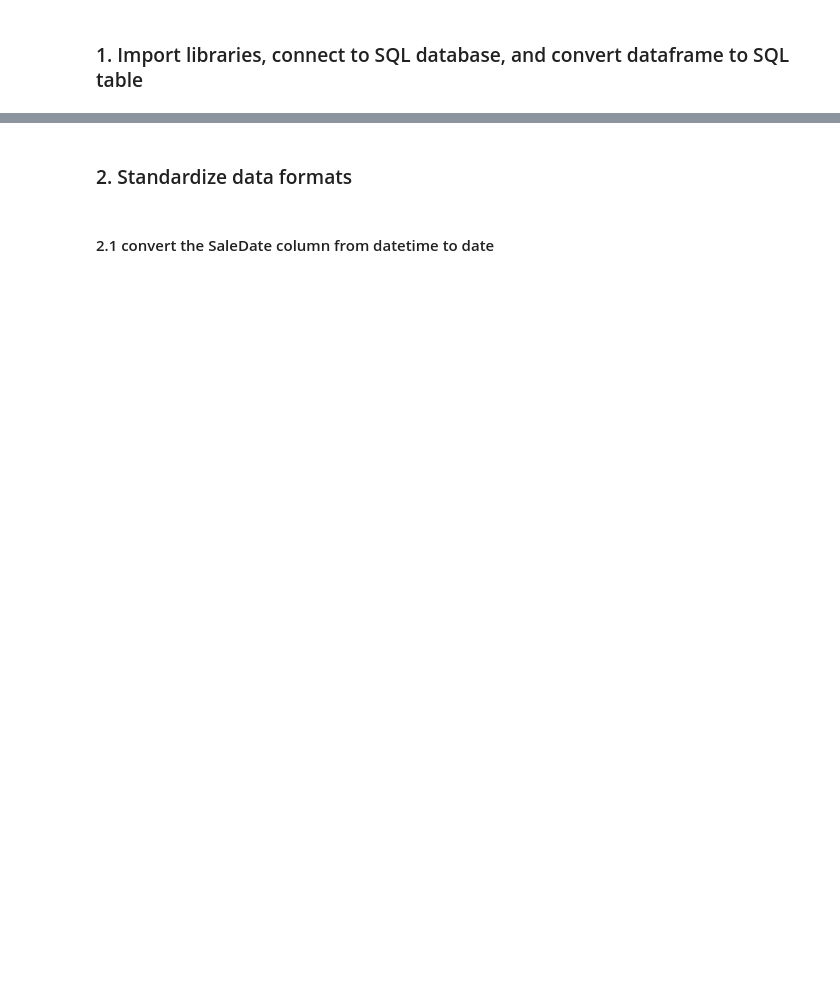
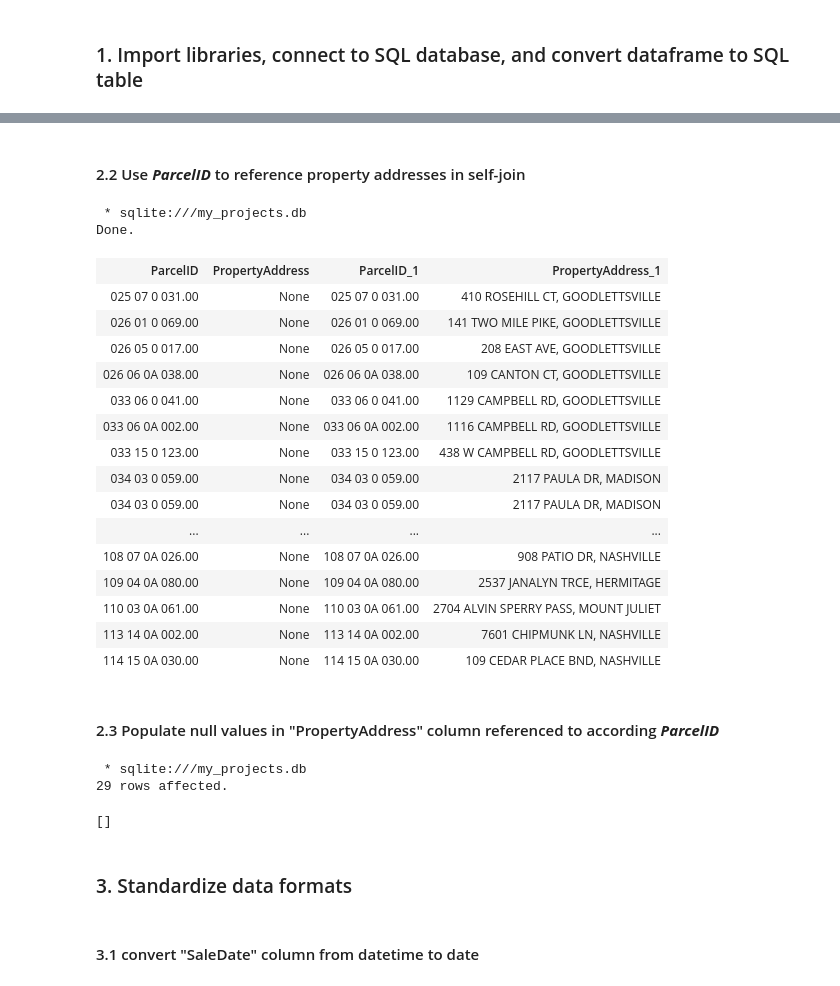
Before and after one commit to eemonte/Nashville_housing_price, a Jupyter notebook: SQL_data_cleaning_project.ipynb, the cells around one changed output, grey strips where cells are left out. Drawn from its saved outputs; the diff is of its cells as text; code cells hidden in the pictures; blank space fills up the shorter version.

```diff
--- a/SQL_data_cleaning_project.ipynb
+++ b/SQL_data_cleaning_project.ipynb
@@ -31,7 +66,70 @@ df.to_sql("nashville_housing", conn, if_exists='replace')
+# %% [markdown]
+#### 2.2 Use ***ParcelID*** to reference property addresses in self-join
+# %%
+%%sql
+
+SELECT
+    t1.ParcelID,
+    t1.PropertyAddress,
+    t2.ParcelID,
+    t2.PropertyAddress
+FROM
+    nashville_housing AS t1
+JOIN
+    nashville_housing AS t2
+ON
+    t1.ParcelID = t2.ParcelID AND t1.[UniqueID ] <> t2.[UniqueID ]
+WHERE
+    t1.PropertyAddress IS NULL;
+# %% [output]
+ * sqlite:///my_projects.db
+Done.
+| ParcelID | PropertyAddress | ParcelID_1 | PropertyAddress_1 |
+| 025 07 0 031.00 | None | 025 07 0 031.00 | 410 ROSEHILL CT, GOODLETTSVILLE |
+| 026 01 0 069.00 | None | 026 01 0 069.00 | 141 TWO MILE PIKE, GOODLETTSVILLE |
+| 026 05 0 017.00 | None | 026 05 0 017.00 | 208 EAST AVE, GOODLETTSVILLE |
+| 026 06 0A 038.00 | None | 026 06 0A 038.00 | 109 CANTON CT, GOODLETTSVILLE |
+| 033 06 0 041.00 | None | 033 06 0 041.00 | 1129 CAMPBELL RD, GOODLETTSVILLE |
+| 033 06 0A 002.00 | None | 033 06 0A 002.00 | 1116 CAMPBELL RD, GOODLETTSVILLE |
+| 033 15 0 123.00 | None | 033 15 0 123.00 | 438 W CAMPBELL RD, GOODLETTSVILLE |
+| 034 03 0 059.00 | None | 034 03 0 059.00 | 2117 PAULA DR, MADISON |
+| 034 03 0 059.00 | None | 034 03 0 059.00 | 2117 PAULA DR, MADISON |
+| ... | ... | ... | ... |
+| 108 07 0A 026.00 | None | 108 07 0A 026.00 | 908 PATIO DR, NASHVILLE |
+| 109 04 0A 080.00 | None | 109 04 0A 080.00 | 2537 JANALYN TRCE, HERMITAGE |
+| 110 03 0A 061.00 | None | 110 03 0A 061.00 | 2704 ALVIN SPERRY PASS, MOUNT JULIET |
+| 113 14 0A 002.00 | None | 113 14 0A 002.00 | 7601 CHIPMUNK LN, NASHVILLE |
+| 114 15 0A 030.00 | None | 114 15 0A 030.00 | 109 CEDAR PLACE BND, NASHVILLE |
+# %% [markdown]
+#### 2.3 Populate null values in "PropertyAddress" column referenced to according ***ParcelID***
+# %%
+%%sql
+
+UPDATE
+    nashville_housing
+SET
+    PropertyAddress = (SELECT
+                           nh.PropertyAddress
+                       FROM
+                           nashville_housing AS nh
+                       WHERE
+                           nashville_housing.ParcelID = nh.ParcelID)
+WHERE EXISTS (SELECT
+                  nh.PropertyAddress
+              FROM
+                  nashville_housing AS nh
+              WHERE
+                  nashville_housing.ParcelID = nh.ParcelID
+                  AND nashville_housing.[UniqueID ] <> nh.[UniqueID ]
+                  AND nashville_housing.PropertyAddress IS NULL)
+# %% [output]
+ * sqlite:///my_projects.db
+29 rows affected.
+[]
 # %% [markdown]
-### 2. Standardize data formats
+### 3. Standardize data formats
 # %% [markdown]
-#### 2.1 convert the SaleDate column from datetime to date
+#### 3.1 convert "SaleDate" column from datetime to date
 # %%
 %%sql
 
```
Also changed, not shown: parts of 38 cells of this notebook.
